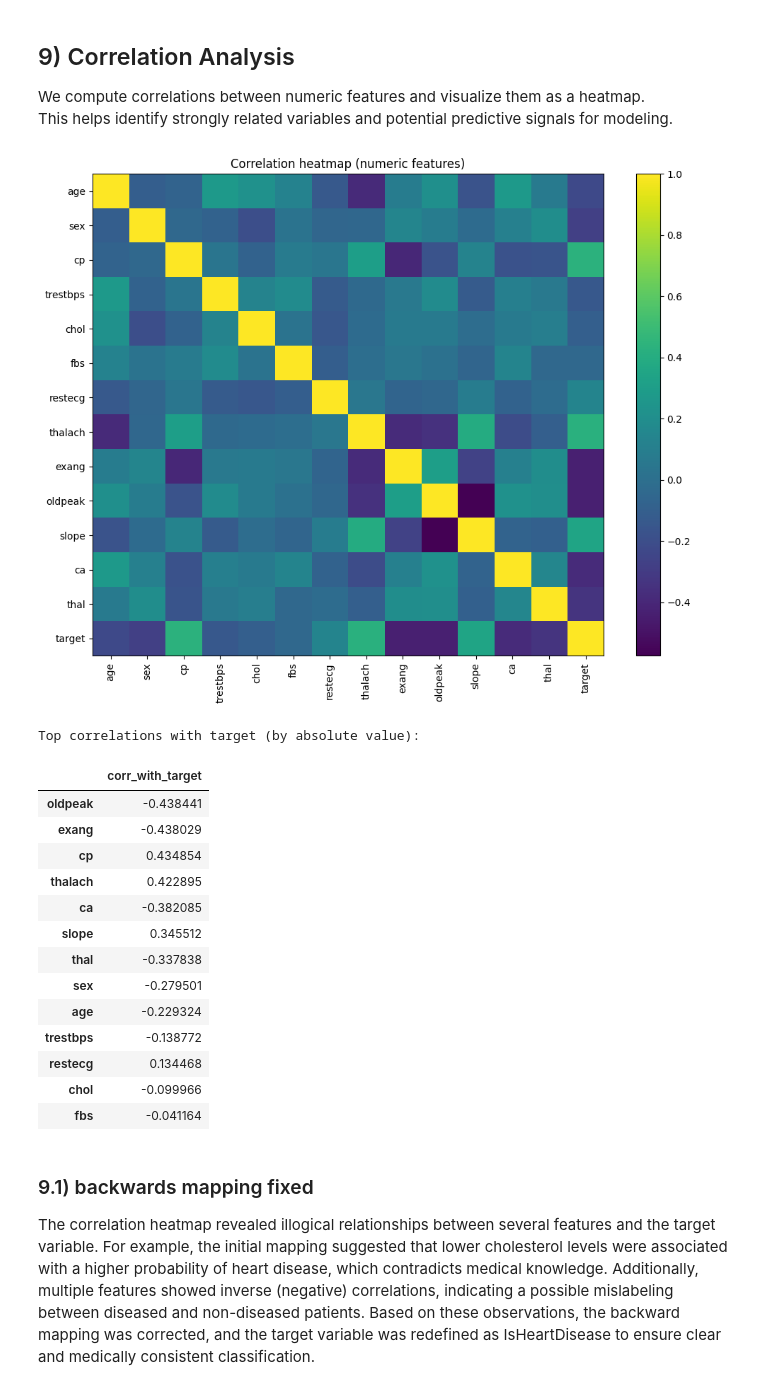
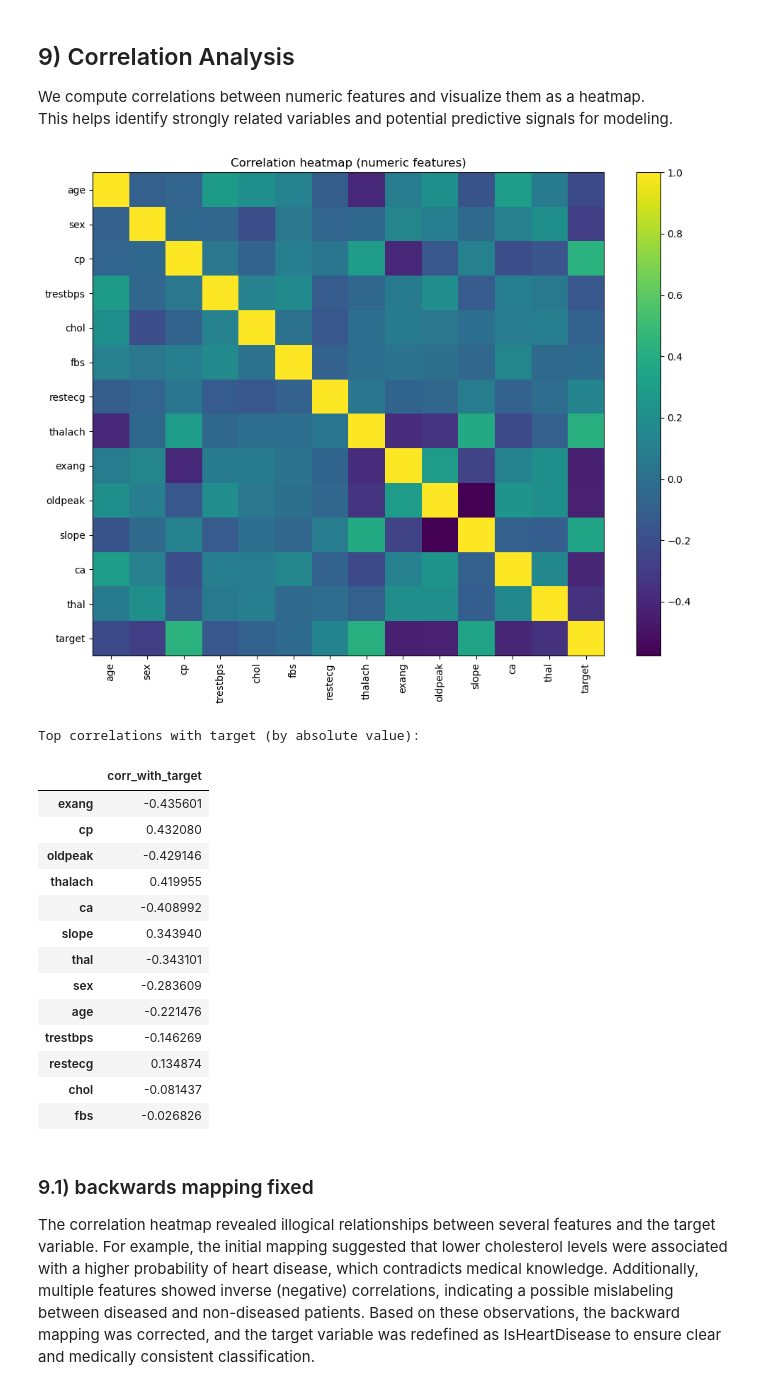
Before and after one commit to Janau00/SWE485-Project-Group9, a Jupyter notebook: Phase1_Data_Exploration.ipynb, the cells around one changed output. Drawn from its saved outputs; the diff is of its cells as text; code cells hidden in the pictures.

```diff
--- a/Phase1_Data_Exploration.ipynb
+++ b/Phase1_Data_Exploration.ipynb
@@ -129,0 +146,3 @@ The dataset includes both numerical measurements and encoded categorical clinica
+# %%
+non_duplicate_df=df.drop_duplicates()
+non_duplicate_df[non_duplicate_df.duplicated()]
@@ -255,40 +276,40 @@ This helps identify strongly related variables and potential predictive signals
 # %%
 import numpy as np
 import matplotlib.pyplot as plt
 
-corr = df.select_dtypes(include=[np.number]).corr()
+corr = non_duplicate_df.select_dtypes(include=[np.number]).corr()
 
 plt.figure(figsize=(10,8))
 plt.imshow(corr.values, aspect="auto")
 plt.colorbar()
 plt.xticks(range(len(corr.columns)), corr.columns, rotation=90)
 plt.yticks(range(len(corr.columns)), corr.columns)
 plt.title("Correlation heatmap (numeric features)")
 plt.tight_layout()
 plt.show()
 
 # Show top correlations with the target (if target is numeric 0/1)
 if "target" in corr.columns:
     target_corr = corr["target"].drop("target").sort_values(key=lambda s: s.abs(), ascending=False)
     print("Top correlations with target (by absolute value):")
     display(target_corr.to_frame("corr_with_target"))
 # %% [output]
-[figure, old version]
+[figure, new version]
 Top correlations with target (by absolute value):
 |  | corr_with_target |
-| oldpeak | -0.438441 |
-| exang | -0.438029 |
-| cp | 0.434854 |
-| thalach | 0.422895 |
-| ca | -0.382085 |
-| slope | 0.345512 |
-| thal | -0.337838 |
-| sex | -0.279501 |
-| age | -0.229324 |
-| trestbps | -0.138772 |
-| restecg | 0.134468 |
-| chol | -0.099966 |
-| fbs | -0.041164 |
+| exang | -0.435601 |
+| cp | 0.432080 |
+| oldpeak | -0.429146 |
+| thalach | 0.419955 |
+| ca | -0.408992 |
+| slope | 0.343940 |
+| thal | -0.343101 |
+| sex | -0.283609 |
+| age | -0.221476 |
+| trestbps | -0.146269 |
+| restecg | 0.134874 |
+| chol | -0.081437 |
+| fbs | -0.026826 |
 # %% [markdown]
 ### 9.1) backwards mapping fixed
 The correlation heatmap revealed illogical relationships between several features and the target variable. For example, the initial mapping suggested that lower cholesterol levels were associated with a higher probability of heart disease, which contradicts medical knowledge.
```
Also changed, not shown: parts of 24 cells of this notebook.
